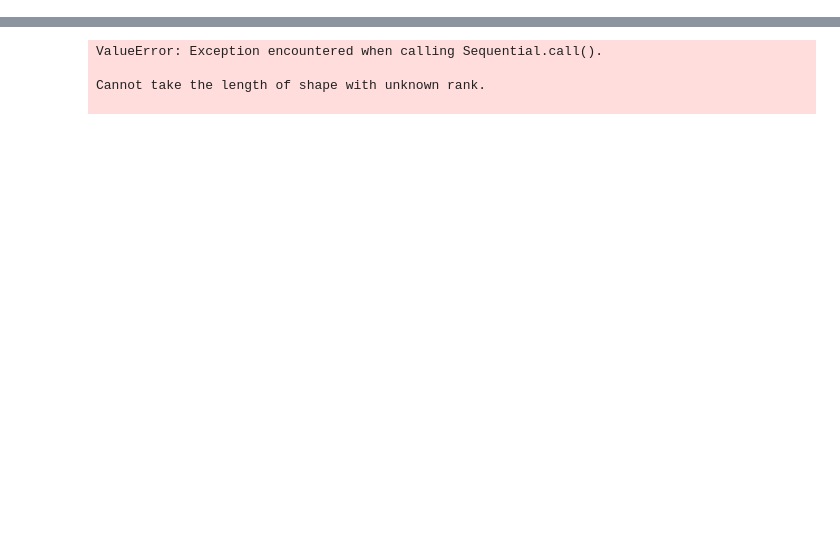
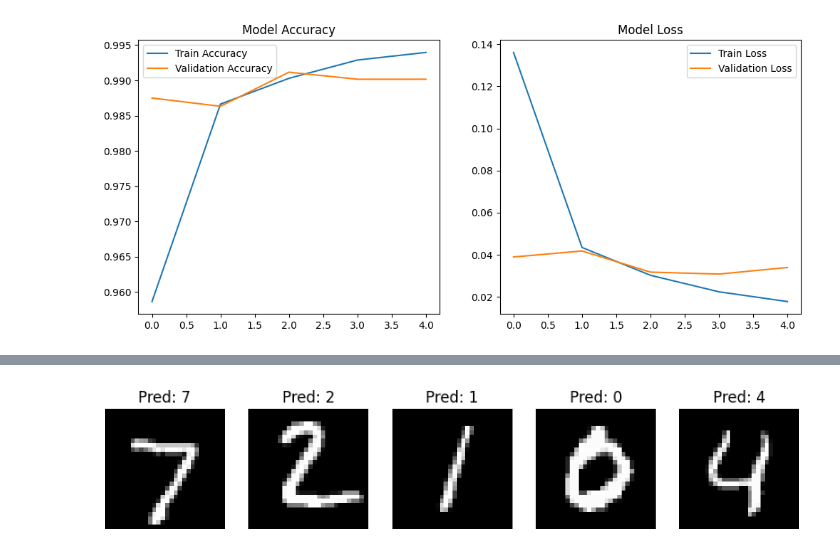
Before and after one commit to MichaelNgure/plp-week3-Ai-tools, a Jupyter notebook: TensorFlow_MNIST.ipynb, the cells around one changed output, grey strips where cells are left out. Saved outputs shown, nothing was run; the diff lists cells and outputs as text; code cells hidden in the pictures; blank space fills up the shorter version.

```diff
--- a/TensorFlow_MNIST.ipynb
+++ b/TensorFlow_MNIST.ipynb
@@ -1,25 +1,29 @@
 # %%
-# Import Libraries
+# 📗 Part 2 - Task 2: Deep Learning with TensorFlow (CNN)
+# Dataset: MNIST Handwritten Digits
+# Goal: Achieve >95% accuracy in digit classification
+
+# 1️Import Libraries
 import tensorflow as tf
-from tensorflow.keras import layers, models, datasets
+from tensorflow.keras import datasets, layers, models
+import matplotlib.pyplot as plt
 import numpy as np
-import matplotlib.pyplot as plt
 
-# Load and Preprocess Data
+#  Load and Preprocess Dataset
 (x_train, y_train), (x_test, y_test) = datasets.mnist.load_data()
-x_train, x_test = x_train / 255.0, x_test / 255.0
+x_train, x_test = x_train / 255.0, x_test / 255.0  # Normalize pixel values
 x_train = x_train[..., np.newaxis]
-x_test = x_test[..., np.newaxis:]
+x_test = x_test[..., np.newaxis]
 
-print('MNIST dataset loaded successfully.')
-print("Training samples:", x_train.shape, "Testing samples:", x_test.shape)
+print("MNIST Dataset Loaded Successfully!")
+print("Training samples:", x_train.shape, " | Testing samples:", x_test.shape)
 
-# Build the Model
+# Build CNN Model
 model = models.Sequential([
-    layers.Conv2D(32, (3, 3), activation='relu', input_shape=(28, 28, 1)),
-    layers.MaxPooling2D((2, 2)),
-    layers.Conv2D(64, (3, 3), activation='relu'),
-    layers.MaxPooling2D((2, 2)),
+    layers.Conv2D(32, (3,3), activation='relu', input_shape=(28,28,1)),
+    layers.MaxPooling2D((2,2)),
+    layers.Conv2D(64, (3,3), activation='relu'),
+    layers.MaxPooling2D((2,2)),
     layers.Flatten(),
     layers.Dense(128, activation='relu'),
     layers.Dense(10, activation='softmax')
@@ -29,36 +33,35 @@ model.compile(optimizer='adam',
               loss='sparse_categorical_crossentropy',
               metrics=['accuracy'])
 
-# Train the Model
-history = model.fit(x_train, y_train, epochs=5, batch_size=64, validation_split=0.1)
+# Train Model
+history = model.fit(x_train, y_train, epochs=5, validation_split=0.1)
 
-# Evaluate the Model
+# Evaluate Model
 test_loss, test_acc = model.evaluate(x_test, y_test, verbose=2)
-print('\nTest accuracy:', test_acc)
+print(f"\n✅ Test Accuracy: {test_acc:.4f}")
 
-# Plot Accuracy and Loss Graphs
-plt.figure(figsize=(12, 4))
-plt.subplot(1, 2, 1)
-plt.plot(history.history['accuracy'], label='Training Accuracy')
+# Plot Accuracy & Loss Graphs
+plt.figure(figsize=(12,5))
+plt.subplot(1,2,1)
+plt.plot(history.history['accuracy'], label='Train Accuracy')
 plt.plot(history.history['val_accuracy'], label='Validation Accuracy')
 plt.title('Model Accuracy')
 plt.legend()
 
-plt.subplot(1, 2, 2)
-plt.plot(history.history['loss'], label='Training Loss')
+plt.subplot(1,2,2)
+plt.plot(history.history['loss'], label='Train Loss')
 plt.plot(history.history['val_loss'], label='Validation Loss')
 plt.title('Model Loss')
 plt.legend()
 plt.show()
 
-# Visualize Predictions on 5 sample images
-predictions = model.predict(x_test[:5])
-plt.figure(figsize=(10, 5))
+# Visualize Predictions on 5 Sample Images
+predictions = model.predict(x_test)
+plt.figure(figsize=(10,3))
 for i in range(5):
-    plt.subplot(1, 5, i+1)
-    plt.imshow(x_test[i].reshape(28, 28), cmap='gray')
-    plt.title(f'Pred: {np.argmax(predictions[i])}\nTrue: {y_test[i]}')
+    plt.subplot(1,5,i+1)
+    plt.imshow(x_test[i].reshape(28,28), cmap='gray')
+    plt.title(f"Pred: {np.argmax(predictions[i])}")
     plt.axis('off')
-
 plt.show()
 # %% [output]
@@ -66,0 +83 @@ Training samples: (60000, 28, 28, 1) Testing samples: (10000, 28, 28)
+[figure, added]
@@ -77,4 +85 @@ Epoch 5/5
-ValueError: Exception encountered when calling Sequential.call().
-
-Cannot take the length of shape with unknown rank.
-
+[figure, added]
```
Also changed, not shown: parts of 1 cell of this notebook, 1 other file.
